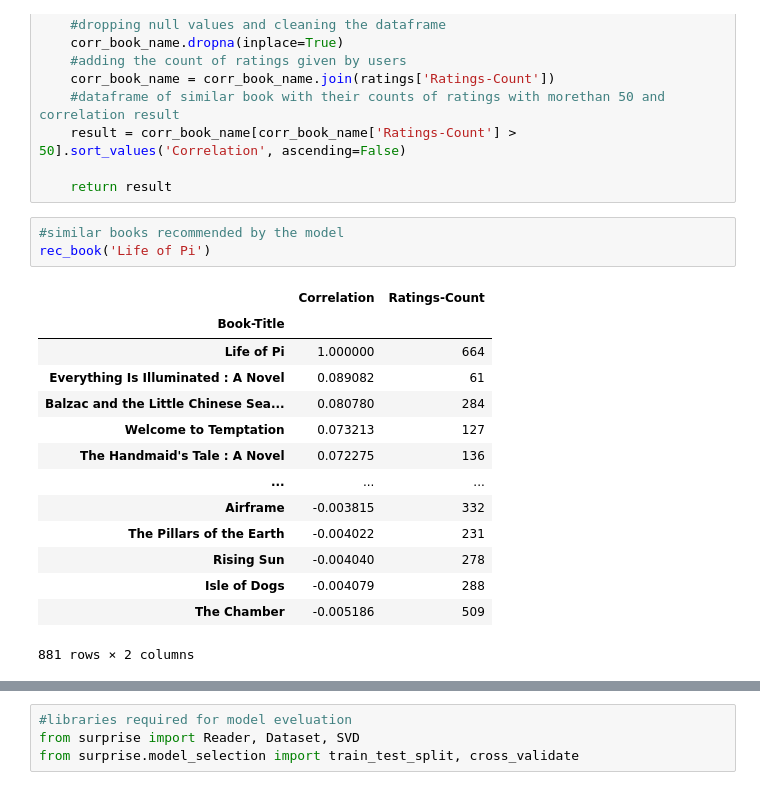
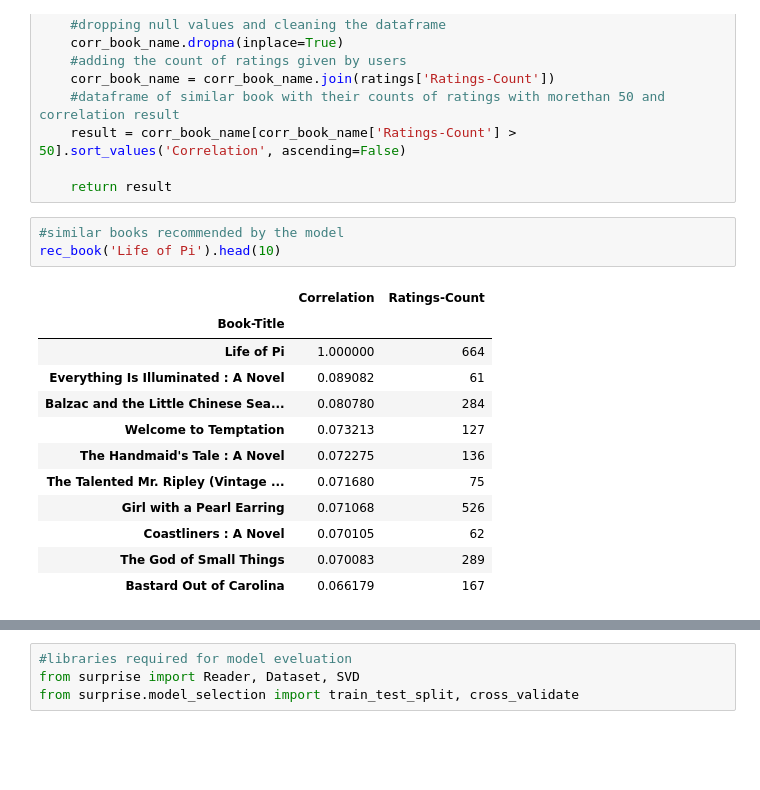
Before and after one commit to Narayan718/unsupervised, a Jupyter notebook: recommendation_model.ipynb, the cells around one changed output, grey strips where cells are left out. Drawn from its saved outputs; the diff is of its cells as text; blank space fills up the shorter version.

Commit message:
Book recommendor

```diff
--- a/recommendation_model.ipynb
+++ b/recommendation_model.ipynb
@@ -778,19 +783,17 @@ def rec_book(book_name):
     return result
 # %%
 #similar books recommended by the model
-rec_book('Life of Pi')
+rec_book('Life of Pi').head(10)
 # %% [output]
 |  | Correlation | Ratings-Count |
 | Book-Title |  |  |
 | Life of Pi | 1.000000 | 664 |
 | Everything Is Illuminated : A Novel | 0.089082 | 61 |
 | Balzac and the Little Chinese Sea... | 0.080780 | 284 |
 | Welcome to Temptation | 0.073213 | 127 |
 | The Handmaid's Tale : A Novel | 0.072275 | 136 |
-| ... | ... | ... |
-| Airframe | -0.003815 | 332 |
-| The Pillars of the Earth | -0.004022 | 231 |
-| Rising Sun | -0.004040 | 278 |
-| Isle of Dogs | -0.004079 | 288 |
-| The Chamber | -0.005186 | 509 |
+| The Talented Mr. Ripley (Vintage ... | 0.071680 | 75 |
+| Girl with a Pearl Earring | 0.071068 | 526 |
+| Coastliners : A Novel | 0.070105 | 62 |
+| The God of Small Things | 0.070083 | 289 |
+| Bastard Out of Carolina | 0.066179 | 167 |
-881 rows × 2 columns
```
Also changed, not shown: parts of 9 cells of this notebook.
